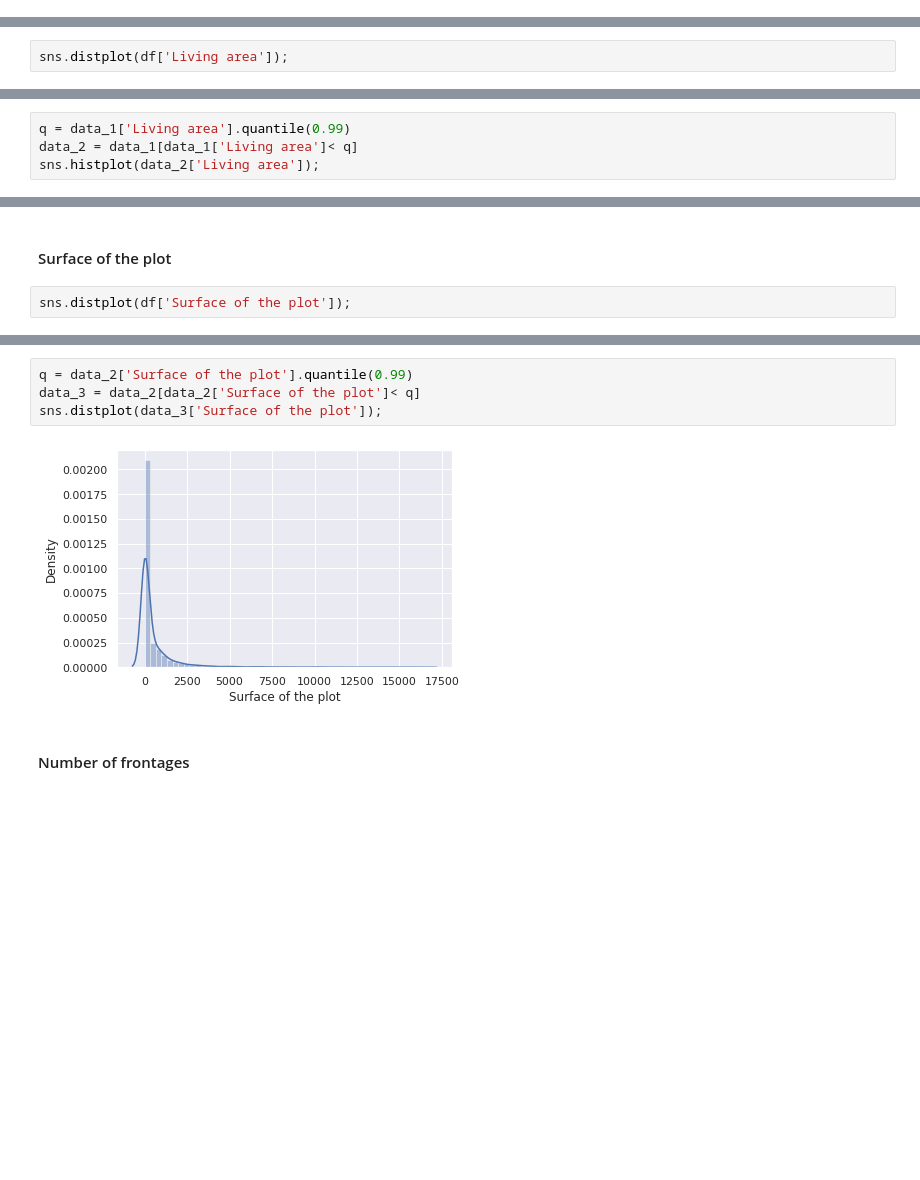
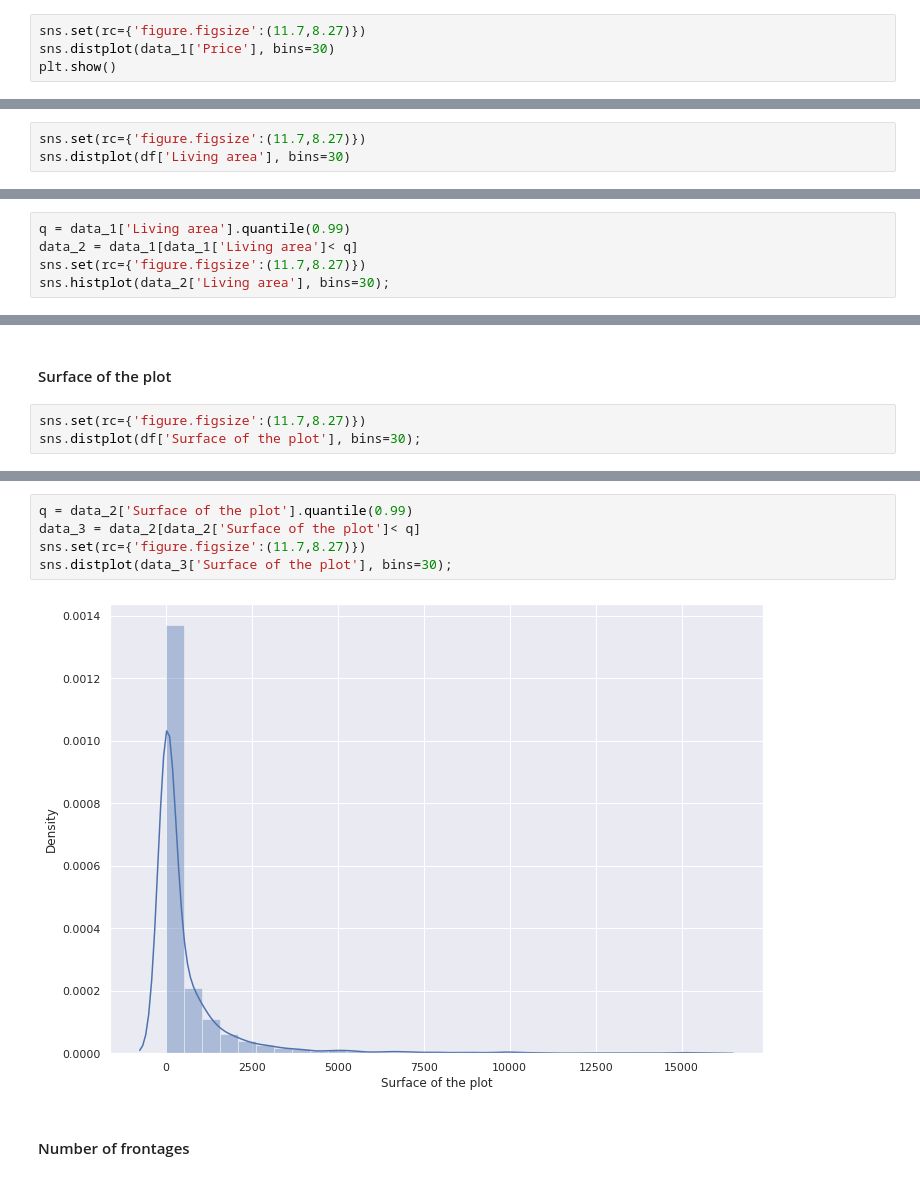
Before and after one commit to dilsadozbrk/immo_eliza_regression, a Jupyter notebook: Data_cleaning.ipynb, the cells around one changed output, grey strips where cells are left out. Saved outputs shown, nothing was run; the diff lists cells and outputs as text; blank space fills up the shorter version.

```diff
--- a/Data_cleaning.ipynb
+++ b/Data_cleaning.ipynb
@@ -354,0 +350,4 @@ sns.histplot(data_1['Price']);
+# %%
+sns.set(rc={'figure.figsize':(11.7,8.27)})
+sns.distplot(data_1['Price'], bins=30)
+plt.show()
@@ -355,5 +356,6 @@ sns.histplot(data_1['Price']);
 # %% [markdown]
 #### Living area
 # %%
-sns.distplot(df['Living area']);
+sns.set(rc={'figure.figsize':(11.7,8.27)})
+sns.distplot(df['Living area'], bins=30)
 # %% [output]
@@ -361,5 +364,6 @@ sns.distplot(df['Living area']);
 # %%
 q = data_1['Living area'].quantile(0.99)
 data_2 = data_1[data_1['Living area']< q]
-sns.histplot(data_2['Living area']);
+sns.set(rc={'figure.figsize':(11.7,8.27)})
+sns.histplot(data_2['Living area'], bins=30);
 # %% [output]
@@ -367,5 +371,6 @@ sns.histplot(data_2['Living area']);
 # %% [markdown]
 #### Surface of the plot
 # %%
-sns.distplot(df['Surface of the plot']);
+sns.set(rc={'figure.figsize':(11.7,8.27)})
+sns.distplot(df['Surface of the plot'], bins=30);
 # %% [output]
@@ -373,9 +378,10 @@ sns.distplot(df['Surface of the plot']);
 # %%
 q = data_2['Surface of the plot'].quantile(0.99)
 data_3 = data_2[data_2['Surface of the plot']< q]
-sns.distplot(data_3['Surface of the plot']);
+sns.set(rc={'figure.figsize':(11.7,8.27)})
+sns.distplot(data_3['Surface of the plot'], bins=30);
 # %% [output]
-[figure, old version]
+[figure, new version]
 # %% [markdown]
 #### Number of frontages
 # %%
```
Also changed, not shown: parts of 62 cells of this notebook.
